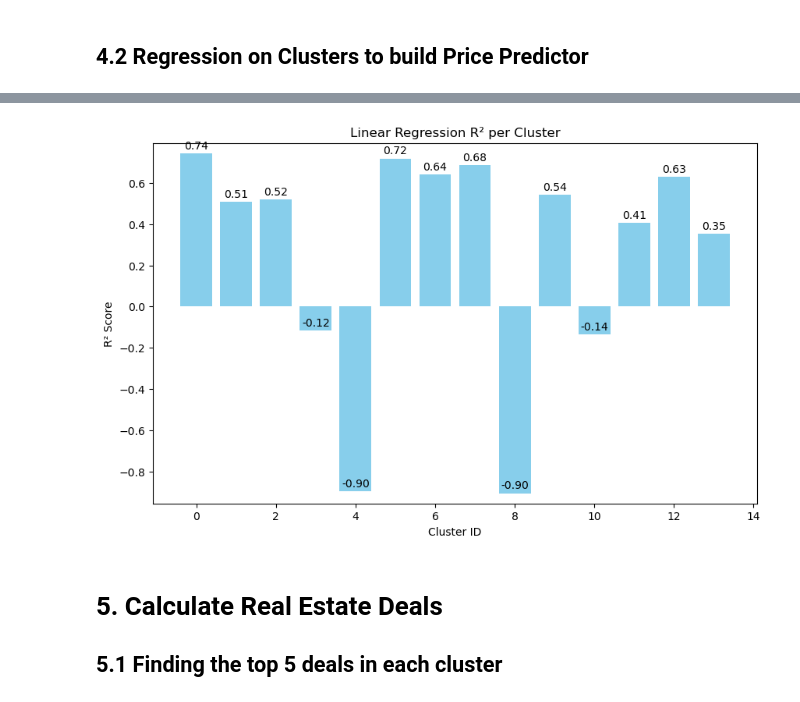
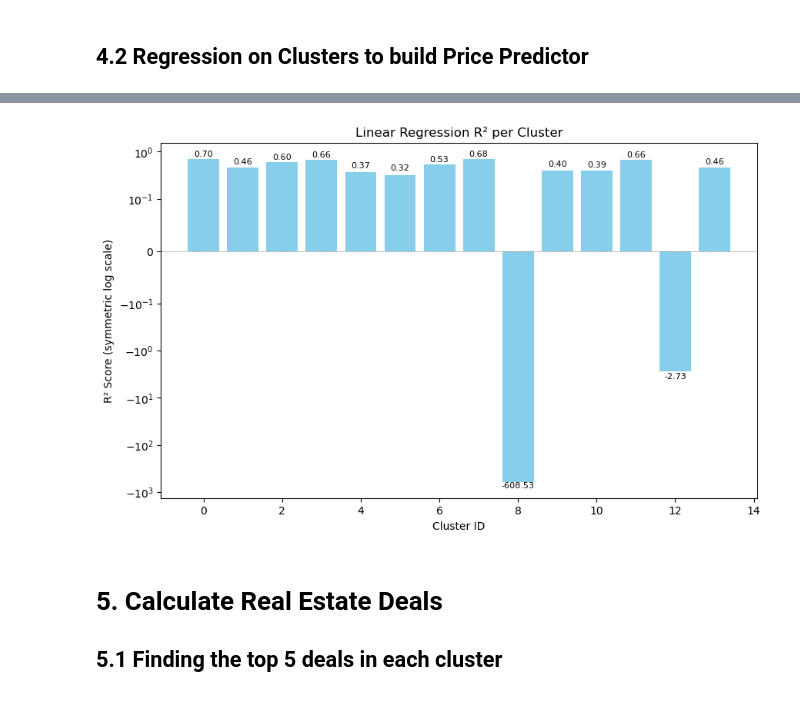
Before and after one commit to mrishab/COMP381_FinalProject, a Jupyter notebook: RealEstateDeals.ipynb, the cells around one changed output, grey strips where cells are left out. Cells and saved outputs as stored; diff of their text form; code cells hidden in the pictures.

```diff
--- a/RealEstateDeals.ipynb
+++ b/RealEstateDeals.ipynb
@@ -322,26 +322,22 @@ Please also refer to the documentation for alternative solver options:
 # %% [markdown]
 ## 2.2 Using KNN classification to predict and fill missing data points
 # %%
-# Output: No missing basement values found. Skipping imputation.
-# TODO: This output doesn't seem correct.
+# Get all rows with missing basement values from original_df (before one-hot encoding)
+# pd.get_dummies() doesn't preserve NaN - it encodes missing values as all-zeros
+missing_basement_indices = original_df[original_df['Basement'].isna()].index
+missing_basement_df = normalized_df.loc[missing_basement_indices].copy()
 
-# Get all rows with missing basement values (using the classification target column)
-# After one-hot encoding, 'Basement' becomes multiple 'Basement_*' columns
-missing_basement_df = normalized_df[normalized_df[classification_target].isna()].copy()
+print(f'Found {len(missing_basement_df)} rows with missing basement values.')
 
-if len(missing_basement_df) == 0:
-    print('No missing basement values found. Skipping imputation.')
-    imputed_df = normalized_df.copy()
-else:
-    # Align to model feature schema and predict
-    X_missing = missing_basement_df.reindex(columns=basement_feature_cols, fill_value=0)
-    basement_preds = basement_knn.predict(X_missing)
+# Align to model feature schema and predict
+X_missing = missing_basement_df.reindex(columns=basement_feature_cols, fill_value=0)
+basement_preds = basement_knn.predict(X_missing)
 
-    # Merge with original dataframe
-    imputed_df = normalized_df.copy()
-    imputed_df.loc[missing_basement_df.index, classification_target] = basement_preds
+# Merge with original dataframe
+imputed_df = normalized_df.copy()
+imputed_df.loc[missing_basement_indices, classification_target] = basement_preds
 
-    # Verify imputation
-    print('Remaining NaN count:', imputed_df[classification_target].isna().sum())
-    print('Row count preserved:', normalized_df.index.size == imputed_df.index.size)
+# Verify imputation
+print('Imputed values distribution:', pd.Series(basement_preds).value_counts().to_dict())
+print('Row count preserved:', normalized_df.index.size == imputed_df.index.size)
 # %% [output]
@@ -669,23 +667,27 @@ R2: 0.35225246392210985
 # %%
 cluster_results_df = pd.DataFrame.from_dict(cluster_model_metrics, orient='index')
 cluster_results_df.index.name = 'Cluster_ID'
 cluster_results_df.reset_index(inplace=True)
 
 plt.figure(figsize=(10,6))
 bars = plt.bar(cluster_results_df['Cluster_ID'], cluster_results_df['r2'], color='skyblue')
 plt.xlabel("Cluster ID")
-plt.ylabel("R² Score")
+plt.ylabel("R² Score (symmetric log scale)")
 plt.title("Linear Regression R² per Cluster")
-plt.ylim(min(cluster_results_df['r2'])-0.05, max(cluster_results_df['r2'])+0.05)
+
+# Use symmetric log scale to handle negative R2 values without skewing the graph
+plt.yscale('symlog', linthresh=0.1)
 
 # Annotate bars
 for bar, score in zip(bars, cluster_results_df['r2']):
-    plt.text(bar.get_x() + bar.get_width()/2, bar.get_height()+0.01,
-             f"{score:.2f}", ha='center', va='bottom')
+    y_pos = bar.get_height() + (0.05 if score >= 0 else -0.15)
+    plt.text(bar.get_x() + bar.get_width()/2, y_pos,
+             f"{score:.2f}", ha='center', va='bottom' if score >= 0 else 'top', fontsize=8)
 
+plt.axhline(y=0, color='gray', linestyle='--', linewidth=0.5)
 plt.show()
 # %% [output]
-[figure, old version]
+[figure, new version]
 # %% [markdown]
 # 5. Calculate Real Estate Deals
 
```
Also changed, not shown: parts of 10 cells of this notebook.
